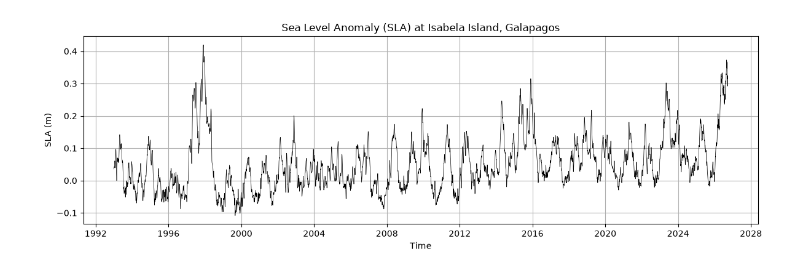
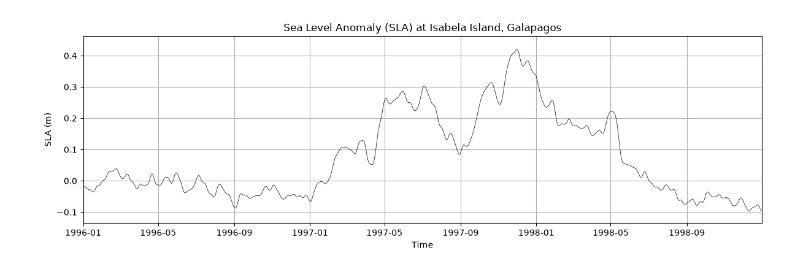
Before and after one commit to mdelemosschaper/quintaplaya, a Jupyter notebook: notebooks/marcus_sla.ipynb, the cells around one changed output. Cells and saved outputs as stored; diff of their text form; code cells hidden in the pictures.

```diff
--- a/notebooks/marcus_sla.ipynb
+++ b/notebooks/marcus_sla.ipynb
@@ -65,14 +65,15 @@ using cell lon=-91.062 lat=-1.062 (7 km from site)
 # %%
 # Plot sla data
 import matplotlib.pyplot as plt
 
 plt.figure(figsize=(12, 4))
 plt.plot(daily.index, daily['sla'], 'k-', lw=0.5)
 plt.title('Sea Level Anomaly (SLA) at Isabela Island, Galapagos')
 plt.ylabel('SLA (m)')
 plt.xlabel('Time')
+plt.xlim(pd.Timestamp('1996-01-01'), pd.Timestamp('1998-12-31'))
 plt.grid()
 plt.tight_layout()
 # %% [output]
-[figure, old version]
+[figure, new version]
 # %%
```
Also changed, not shown: parts of 3 cells of this notebook, 58 other files.
